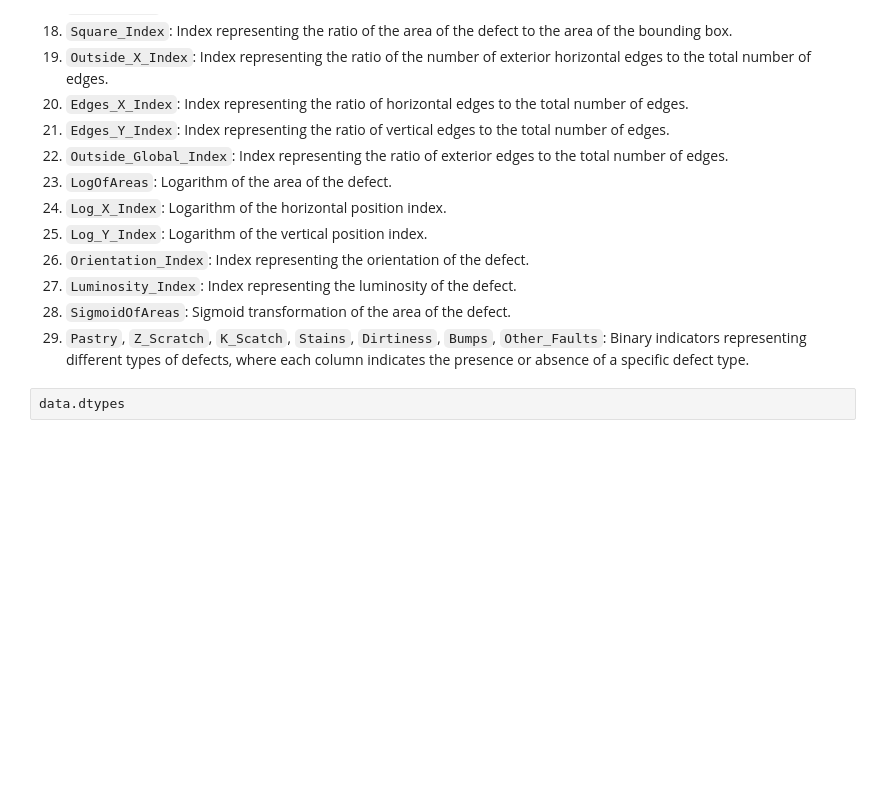
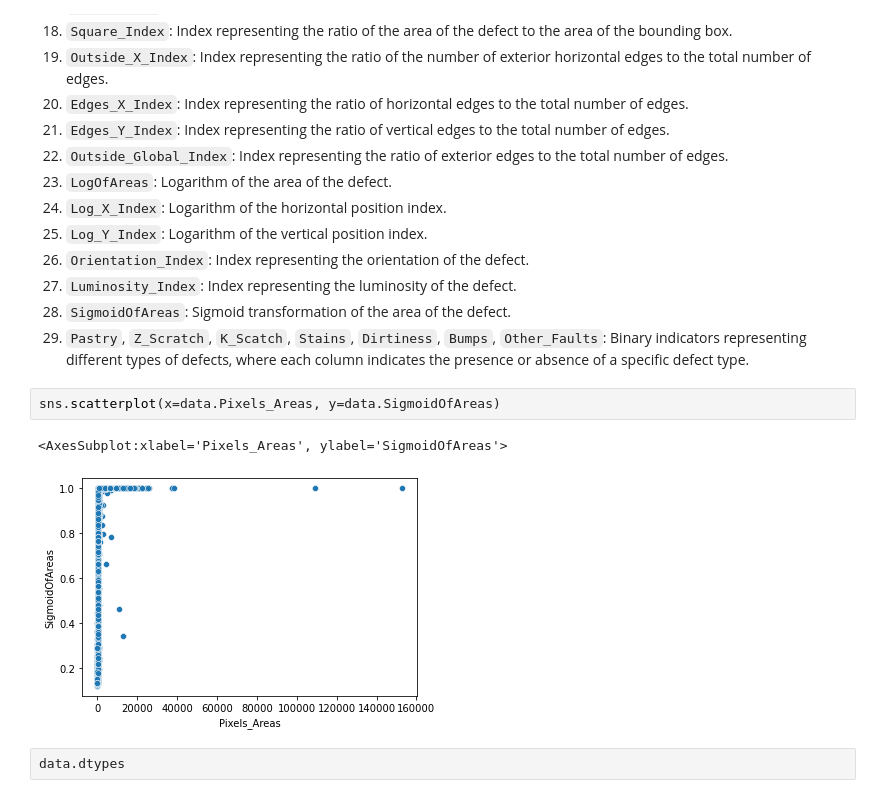
Before and after one commit to singhaditya8499/Machine-Learning, a Jupyter notebook: Projects/Steel_plate_defect_prediction/src/basic_model.ipynb, the cells around one changed output. Drawn from its saved outputs; the diff is of its cells as text; blank space fills up the shorter version.

```diff
--- a/Projects/Steel_plate_defect_prediction/src/basic_model.ipynb
+++ b/Projects/Steel_plate_defect_prediction/src/basic_model.ipynb
@@ -66,6 +66,11 @@ These are the descriptions for the daatset:
 27. `Luminosity_Index`: Index representing the luminosity of the defect.
 28. `SigmoidOfAreas`: Sigmoid transformation of the area of the defect.
 29. `Pastry`, `Z_Scratch`, `K_Scatch`, `Stains`, `Dirtiness`, `Bumps`, `Other_Faults`: Binary indicators representing different types of defects, where each column indicates the presence or absence of a specific defect type.
+# %%
+sns.scatterplot(x=data.Pixels_Areas, y=data.SigmoidOfAreas)
+# %% [output]
+<AxesSubplot:xlabel='Pixels_Areas', ylabel='SigmoidOfAreas'>
+[figure, added]
 # %%
 data.dtypes
 # %% [output]
```
Also changed, not shown: 3 other files.
